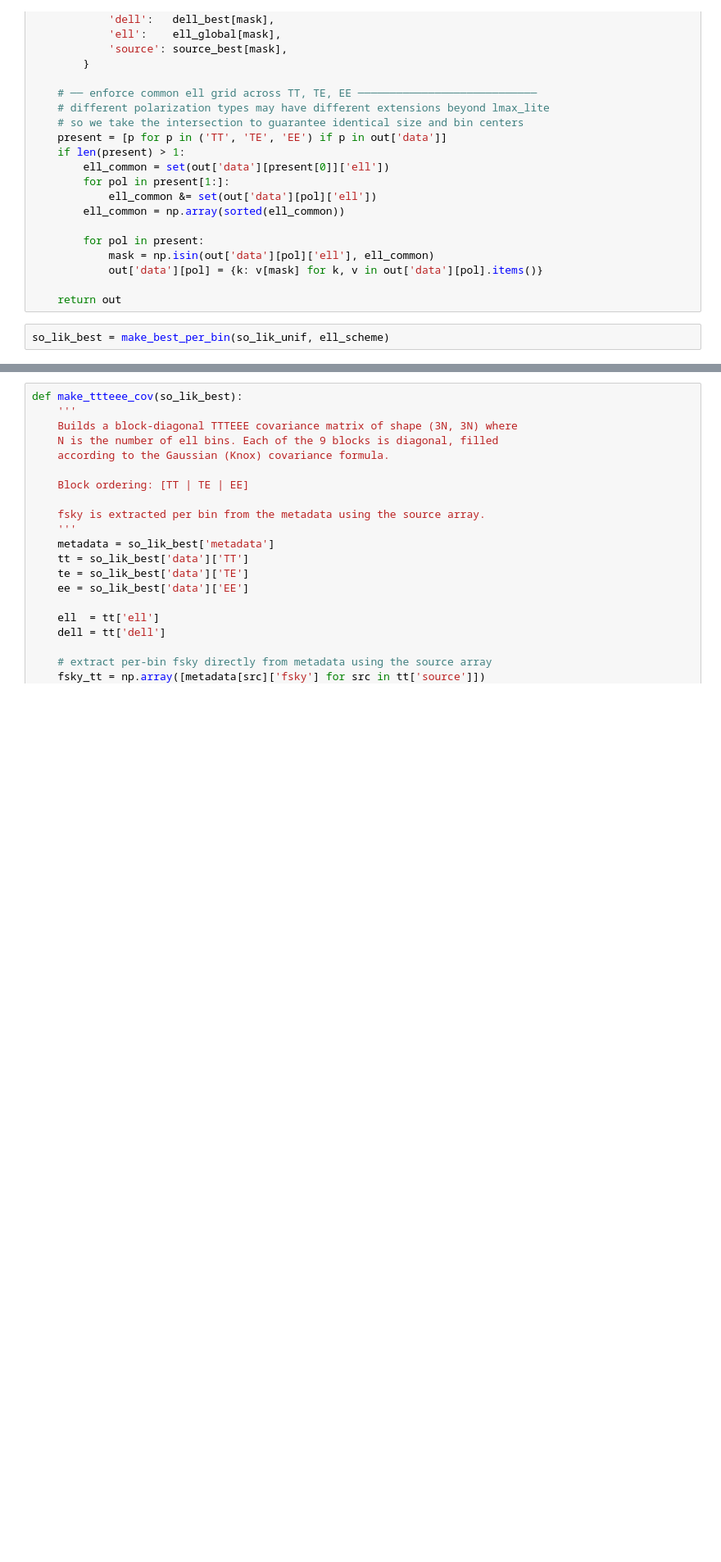
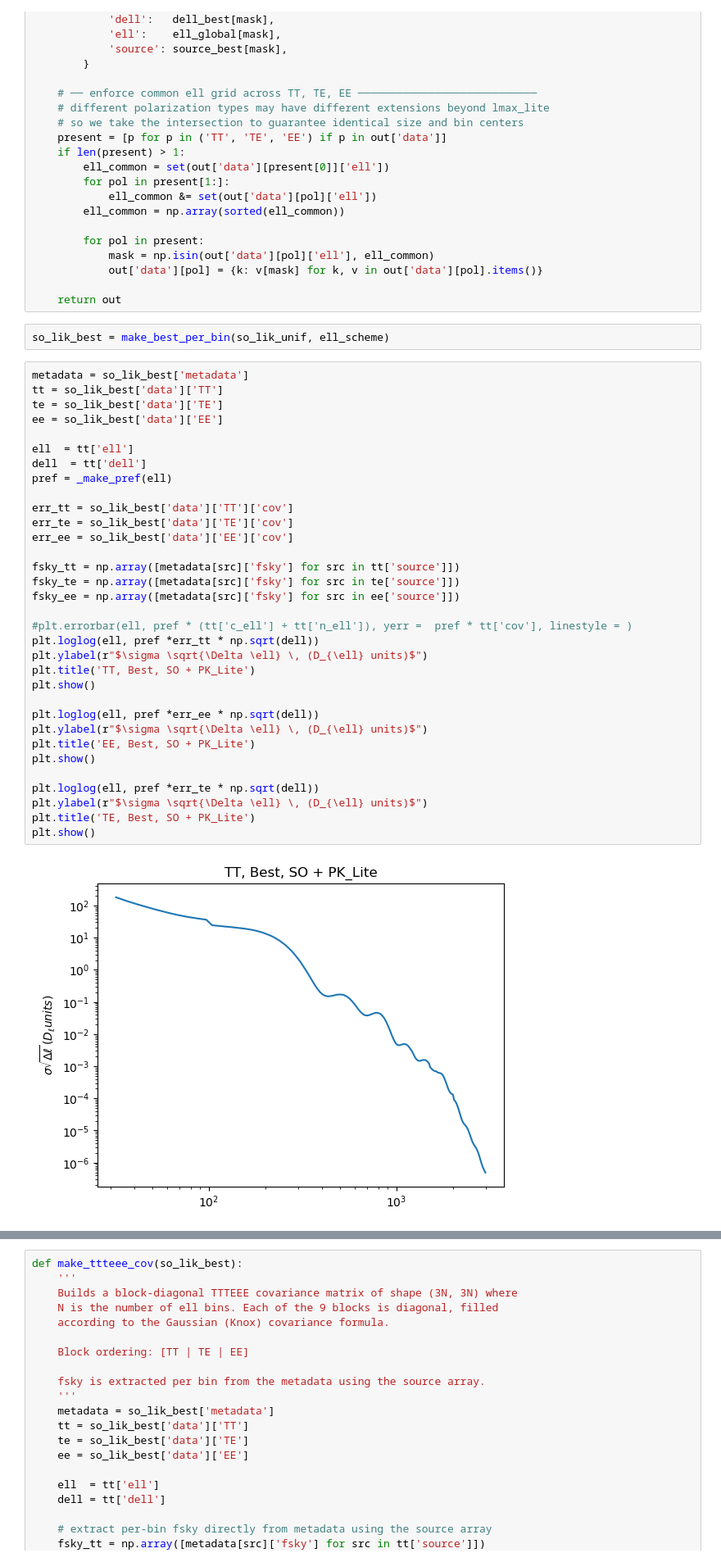
Before and after one commit to teodorgrosu/cosmocast, a Jupyter notebook: teo_nbs/032826_mockdata_final.ipynb, the cells around one changed output, grey strips where cells are left out. Shown at 82% size. Drawn from its saved outputs; the diff is of its cells as text; blank space fills up the shorter version.

```diff
--- a/teo_nbs/032826_mockdata_final.ipynb
+++ b/teo_nbs/032826_mockdata_final.ipynb
@@ -1019,3 +1064,38 @@ def make_best_per_bin(so_lik_unif, ell_scheme, add_lite=True):
     return out
 # %%
 so_lik_best = make_best_per_bin(so_lik_unif, ell_scheme)
+# %%
+metadata = so_lik_best['metadata']
+tt = so_lik_best['data']['TT']
+te = so_lik_best['data']['TE']
+ee = so_lik_best['data']['EE']
+
+ell  = tt['ell']
+dell  = tt['dell']
+pref = _make_pref(ell)
+
+err_tt = so_lik_best['data']['TT']['cov']
+err_te = so_lik_best['data']['TE']['cov']
+err_ee = so_lik_best['data']['EE']['cov']
+
+fsky_tt = np.array([metadata[src]['fsky'] for src in tt['source']])
+fsky_te = np.array([metadata[src]['fsky'] for src in te['source']])
+fsky_ee = np.array([metadata[src]['fsky'] for src in ee['source']])
+
+#plt.errorbar(ell, pref * (tt['c_ell'] + tt['n_ell']), yerr =  pref * tt['cov'], linestyle = )
+plt.loglog(ell, pref *err_tt * np.sqrt(dell))
+plt.ylabel(r"$\sigma \sqrt{\Delta \ell} \, (D_{\ell} units)$")
+plt.title('TT, Best, SO + PK_Lite')
+plt.show()
+
+plt.loglog(ell, pref *err_ee * np.sqrt(dell))
+plt.ylabel(r"$\sigma \sqrt{\Delta \ell} \, (D_{\ell} units)$")
+plt.title('EE, Best, SO + PK_Lite')
+plt.show()
+
+plt.loglog(ell, pref *err_te * np.sqrt(dell))
+plt.ylabel(r"$\sigma \sqrt{\Delta \ell} \, (D_{\ell} units)$")
+plt.title('TE, Best, SO + PK_Lite')
+plt.show()
+# %% [output]
+[figure, added]
```
Also changed, not shown: parts of 14 cells of this notebook.
